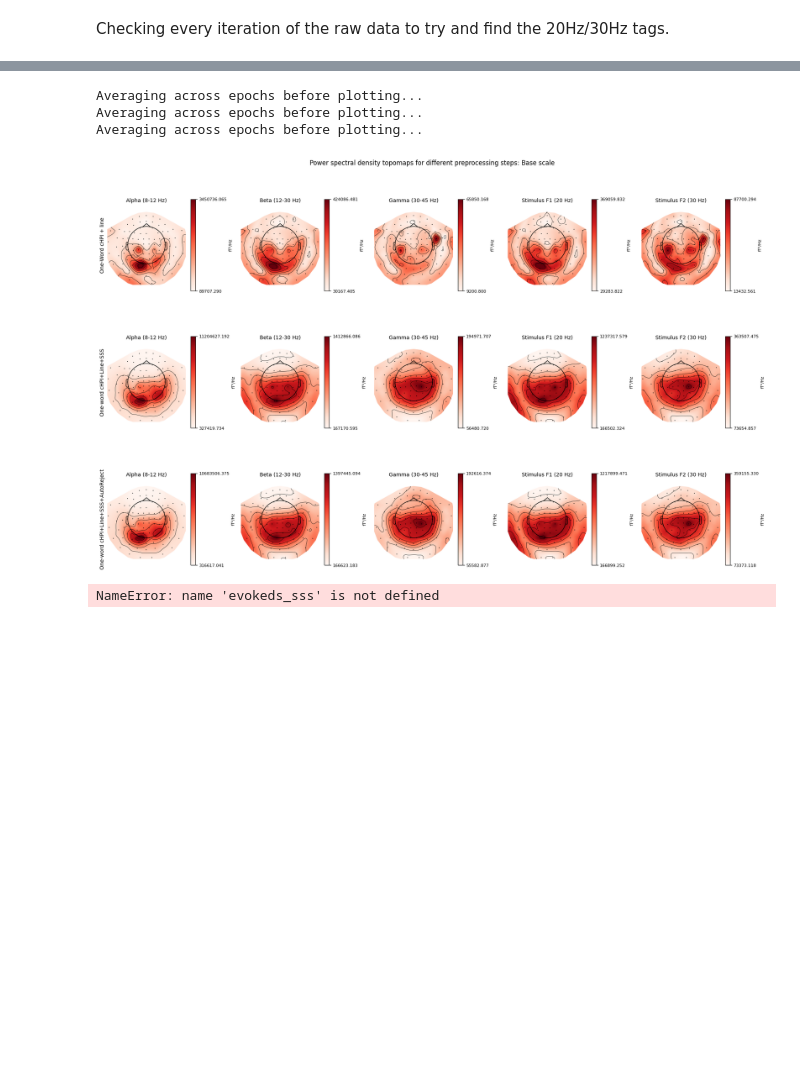
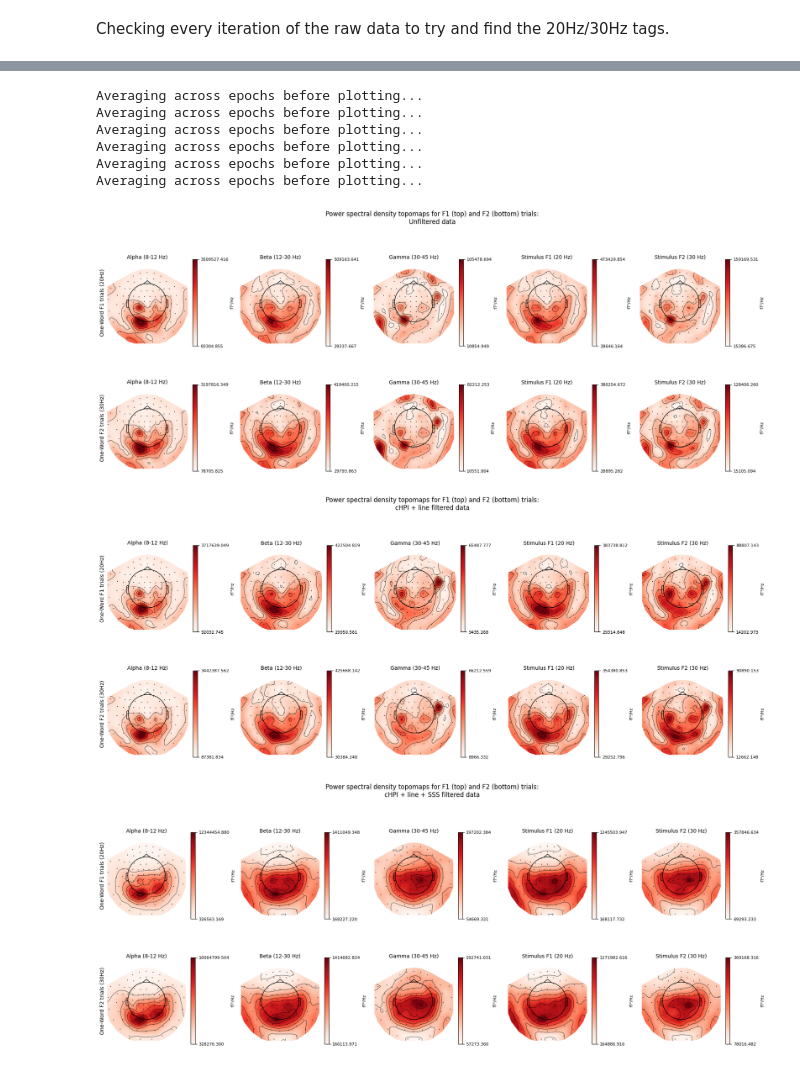
Before and after one commit to neurolingo-lab/language-intermodulation, a Jupyter notebook: notebooks/analysis/03_pilotT_find_the_weasel.ipynb, the cells around one changed output, grey strips where cells are left out. Saved outputs shown, nothing was run; the diff lists cells and outputs as text; code cells hidden in the pictures; blank space fills up the shorter version.

```diff
--- a/notebooks/analysis/03_pilotT_find_the_weasel.ipynb
+++ b/notebooks/analysis/03_pilotT_find_the_weasel.ipynb
@@ -82,23 +128,45 @@ KeyError: 'Event name "F2" could not be found. The following events are present
 # %%
 basebands = {"Alpha (8-12 Hz)": (8, 12), "Beta (12-30 Hz)": (12, 30), "Gamma (30-45 Hz)": (30, 45)}
 basebands["Stimulus F1 (20 Hz)"] = (19, 21)
 basebands["Stimulus F2 (30 Hz)"] = (29, 31)
-fig, ax = plt.subplots(3, 5, figsize=(18, 12))
-spect_chpiline.plot_topomap(bands=basebands, axes=ax[0])
-spect_sss.plot_topomap(bands=basebands, axes=ax[1])
-spect_arj.plot_topomap(bands=basebands, axes=ax[2])
-ax[0, 0].set_ylabel("One-Word cHPI + line")
-ax[1, 0].set_ylabel("One-word cHPI+Line+SSS")
-ax[2, 0].set_ylabel("One-word cHPI+Line+SSS+AutoReject")
-fig.suptitle("Power spectral density topomaps for different preprocessing steps: Base scale")
+fig, ax = plt.subplots(2, 5, figsize=(18, 8))
+spect_rawf1.plot_topomap(bands=basebands, axes=ax[0])
+spect_rawf2.plot_topomap(bands=basebands, axes=ax[1])
+ax[0, 0].set_ylabel("One-Word F1 trials (20Hz)")
+ax[1, 0].set_ylabel("One-Word F2 trials (30Hz)")
+# ax[2, 0].set_ylabel("One-word cHPI+Line+SSS+AutoReject")
+fig.suptitle(
+    "Power spectral density topomaps for F1 (top) and F2 (bottom) trials:\nUnfiltered data"
+)
 fig.tight_layout()
+
+fig, ax = plt.subplots(2, 5, figsize=(18, 8))
+spect_chpilinef1.plot_topomap(bands=basebands, axes=ax[0])
+spect_chpilinef2.plot_topomap(bands=basebands, axes=ax[1])
+ax[0, 0].set_ylabel("One-Word F1 trials (20Hz)")
+ax[1, 0].set_ylabel("One-Word F2 trials (30Hz)")
+# ax[2, 0].set_ylabel("One-word cHPI+Line+SSS+AutoReject")
+fig.suptitle(
+    "Power spectral density topomaps for F1 (top) and F2 (bottom) trials:\ncHPI + line filtered data"
+)
+fig.tight_layout()
+
+fig, ax = plt.subplots(2, 5, figsize=(18, 8))
+spect_sssf1.plot_topomap(bands=basebands, axes=ax[0])
+spect_sssf2.plot_topomap(bands=basebands, axes=ax[1])
+ax[0, 0].set_ylabel("One-Word F1 trials (20Hz)")
+ax[1, 0].set_ylabel("One-Word F2 trials (30Hz)")
+fig.suptitle(
+    "Power spectral density topomaps for F1 (top) and F2 (bottom) trials:\ncHPI + line + SSS filtered data"
+)
+fig.tight_layout()
 # %% [output]
 Averaging across epochs before plotting...
 Averaging across epochs before plotting...
 Averaging across epochs before plotting...
+Averaging across epochs before plotting...
+Averaging across epochs before plotting...
+Averaging across epochs before plotting...
-[figure, old version]
+[figure, new version]
+[figure, added]
+[figure, added]
-# %%
-for ev in [evokeds_chpiline, evokeds_sss, evokeds_arj]:
-    mne.viz.plot_compare_evokeds(ev, picks="meg")
-# %% [output]
-NameError: name 'evokeds_sss' is not defined
```
Also changed, not shown: parts of 3 cells of this notebook.
